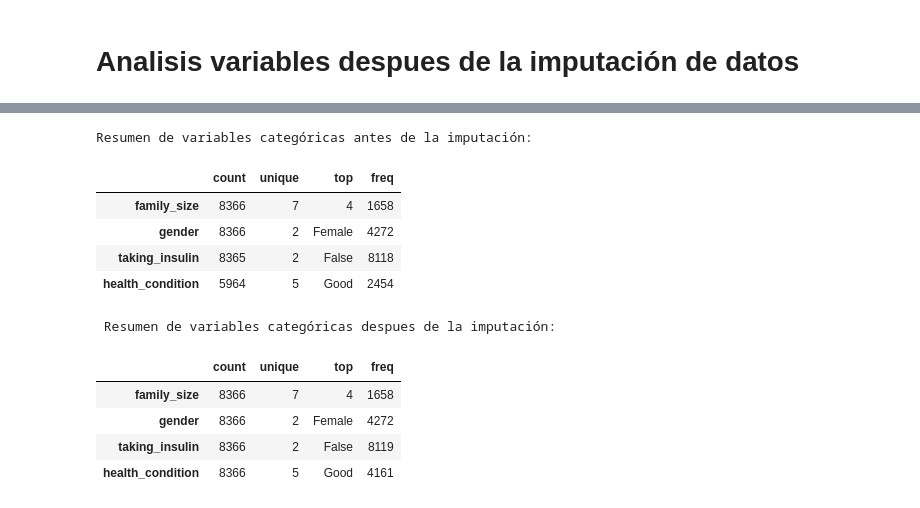
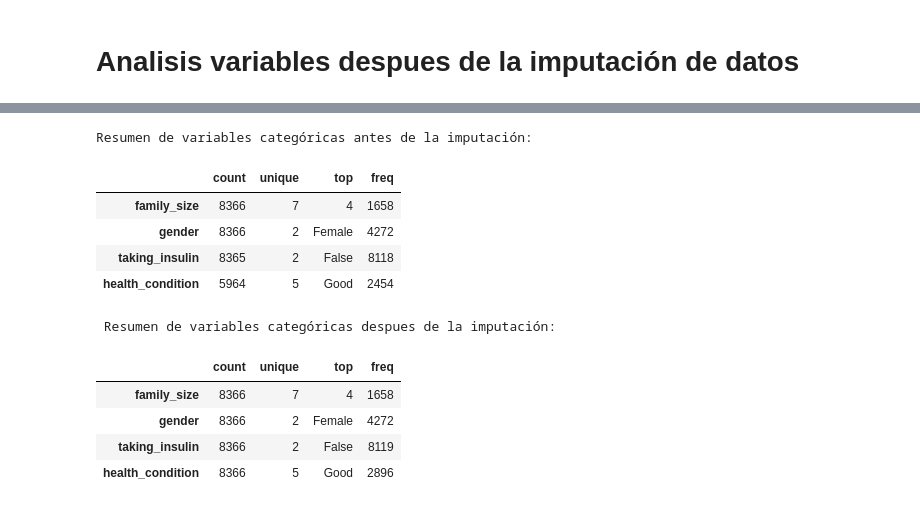
Before and after one commit to DavidBetancurRamirez/IngenieriaDatos, a Jupyter notebook: src/parcial/parcial_grupo1.ipynb, the cells around one changed output, grey strips where cells are left out. Saved outputs shown, nothing was run; the diff lists cells and outputs as text; code cells hidden in the pictures.

```diff
--- a/src/parcial/parcial_grupo1.ipynb
+++ b/src/parcial/parcial_grupo1.ipynb
@@ -1367,14 +1367,16 @@ shadow_imputation_plot(nhanes_mice_mlp_df)
 # %% [markdown]
 ### Retornar valores con el transformer
+# %%
+selected_model = nhanes_mice_dcr_df
 # %%
-nhanes_imputed_df = nhanes_mice_rfr_df
+nhanes_imputed_df = selected_model
 
 nhanes_imputed_df[categorical_columns] = (
   categorical_transformer
   .named_transformers_
   .ordinalencoder
   .inverse_transform(
-    X = nhanes_mice_rfr_df[categorical_columns].to_numpy(copy=True)
+    X = selected_model[categorical_columns].to_numpy(copy=True)
   )
 )
 
@@ -1398,19 +1402,19 @@ nhanes_imputed_df
 # %%
 print("Resumen de variables categóricas antes de la imputación:")
 display(nhanes_grupo1_df.describe(include=['object', 'str']).transpose())
 
 print("\n Resumen de variables categóricas despues de la imputación:")
-display(nhanes_mice_rfr_df.describe(include=['object', 'str']).transpose())
+display(nhanes_imputed_df.describe(include=['object', 'str']).transpose())
 # %% [output]
 Resumen de variables categóricas antes de la imputación:
 |  | count | unique | top | freq |
 | family_size | 8366 | 7 | 4 | 1658 |
 | gender | 8366 | 2 | Female | 4272 |
 | taking_insulin | 8365 | 2 | False | 8118 |
 | health_condition | 5964 | 5 | Good | 2454 |
  Resumen de variables categóricas despues de la imputación:
 |  | count | unique | top | freq |
 | family_size | 8366 | 7 | 4 | 1658 |
 | gender | 8366 | 2 | Female | 4272 |
 | taking_insulin | 8366 | 2 | False | 8119 |
-| health_condition | 8366 | 5 | Good | 4161 |
+| health_condition | 8366 | 5 | Good | 2896 |
```
Also changed, not shown: parts of 10 cells of this notebook, 1 other file.
